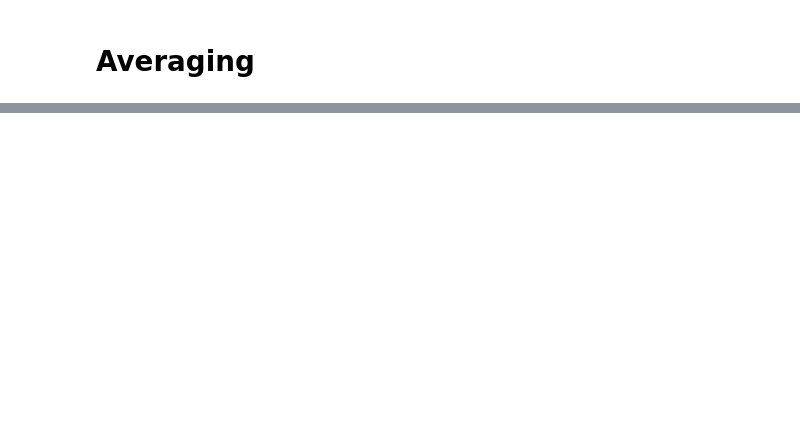
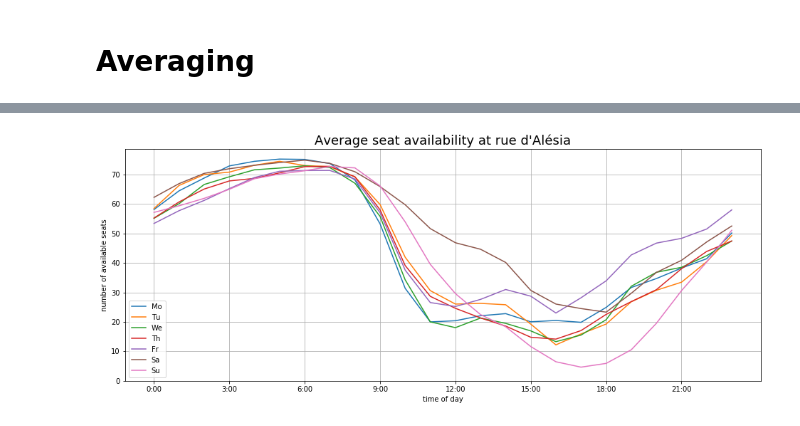
Before and after one commit to antoinechoffrut/la_permanence, a Jupyter notebook: la_permanence_EDA.ipynb, the cells around one changed output, grey strips where cells are left out. Cells and saved outputs as stored; diff of their text form; code cells hidden in the pictures; blank space fills up the shorter version.

```diff
--- a/la_permanence_EDA.ipynb
+++ b/la_permanence_EDA.ipynb
@@ -163,0 +160,19 @@ pv.plot(figsize=(16, 6));
+# %%
+alesia = attendance.loc[:, ['Alésia']]
+alesia_by_day_of_week = pd.pivot_table(alesia, index=alesia.index.hour, columns=alesia.index.dayofweek, values='Alésia', aggfunc='mean')
+
+fig, ax = plt.subplots(figsize=(16, 6));
+alesia_by_day_of_week.plot(ax=ax);
+
+ax.set_title("Average seat availability at rue d'Alésia", fontsize=18)
+ax.set_ylabel("number of available seats")
+ax.set_xlabel("time of day")
+
+ax.set_yticks(range(0, 80, 10))
+ax.set_xticks(range(0,24, 3))
+ax.set_xticklabels([f'{int(x)}:00' for x in ax.get_xticks()])
+
+ax.legend(days_of_the_week.values())
+ax.grid()
+# %% [output]
+[figure, added]
```
Also changed, not shown: parts of 40 cells of this notebook.
